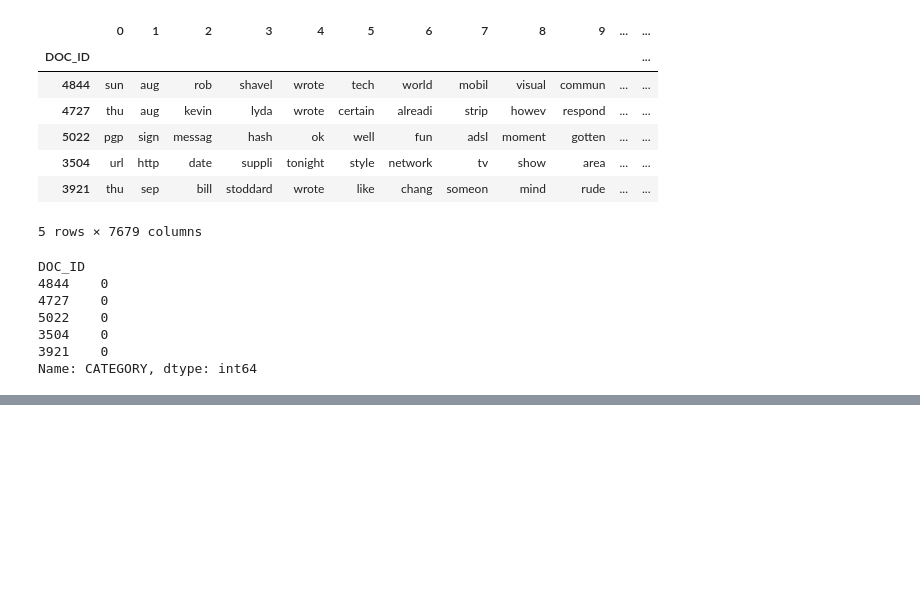
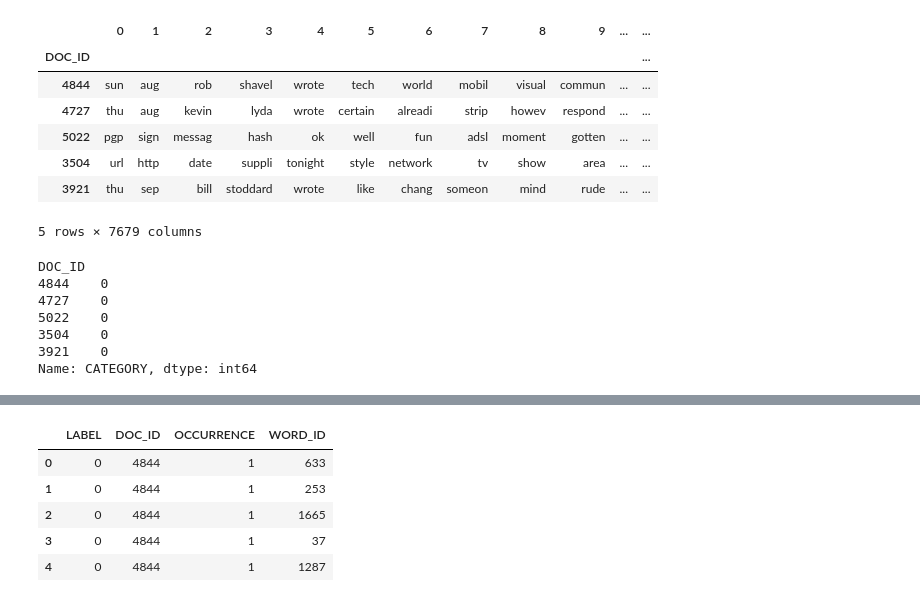
Before and after one commit to aximbr/My_IA, a Jupyter notebook: 021/06_Bayers_classifier.ipynb, the cells around one changed output, grey strips where cells are left out. Drawn from its saved outputs; the diff is of its cells as text; code cells hidden in the pictures; blank space fills up the shorter version.

Commit message:
Lesson 122 - keep the sparse matrix for X_train in csv file

```diff
--- a/021/06_Bayers_classifier.ipynb
+++ b/021/06_Bayers_classifier.ipynb
@@ -36,6 +36,7 @@ VOCAB_MAX_SIZE = 2500
 
 DATA_JSON_FILE = 'SpamData/01_Processing/email-text-data.json'
 WORD_ID_FILE = 'SpamData/01_Processing/word-by-id.csv'
+SPARSE_TRAIN_FILE = 'SpamData/01_Processing/sparse-train.csv'
 
 WHALE_FILE = 'SpamData/01_Processing/wordcloud_resources/whale-icon.png'
 SKULL_FILE = 'SpamData/01_Processing/wordcloud_resources/skull-icon.png'
@@ -1119,0 +1158,6 @@ Name: CATEGORY, dtype: int64
+# %%
+%%time
+
+#sparse_train_df = make_sparse_matrix(X_train, word_index, y_train)
+#sparse_train_df.to_csv(SPARSE_TRAIN_FILE, index=False)
+sparse_train_df = pd.read_csv(SPARSE_TRAIN_FILE)
@@ -1119,0 +1167,9 @@ Name: CATEGORY, dtype: int64
+# %%
+sparse_train_df[:5]
+# %% [output]
+|  | LABEL | DOC_ID | OCCURRENCE | WORD_ID |
+| 0 | 0 | 4844 | 1 | 633 |
+| 1 | 0 | 4844 | 1 | 253 |
+| 2 | 0 | 4844 | 1 | 1665 |
+| 3 | 0 | 4844 | 1 | 37 |
+| 4 | 0 | 4844 | 1 | 1287 |
```
Also changed, not shown: parts of 10 cells of this notebook.
